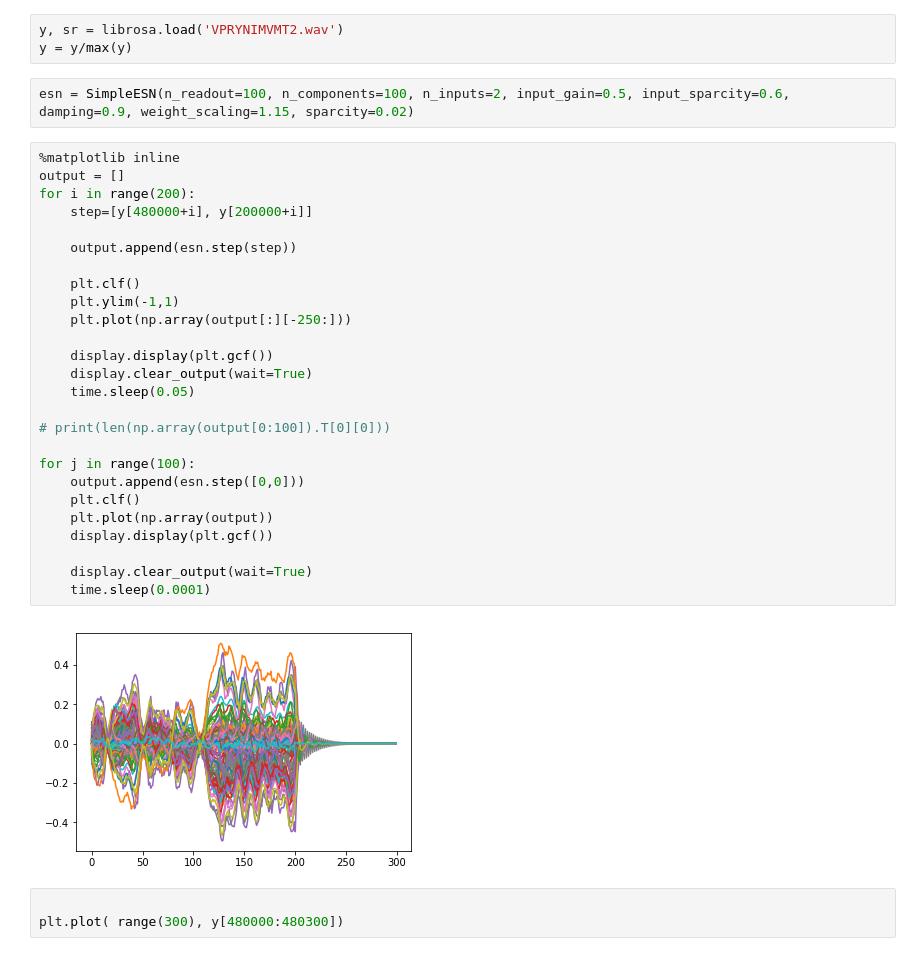
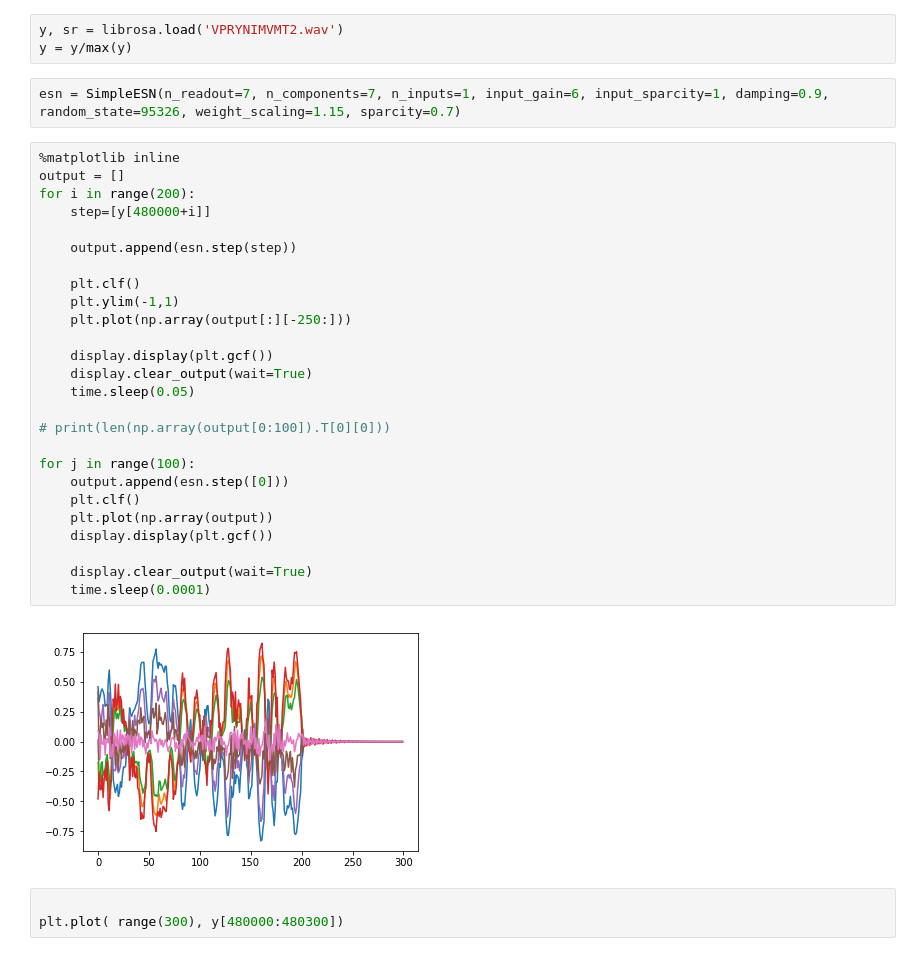
Before and after one commit to jamiecwebber/MusicMotionHack, a Jupyter notebook: Demo.ipynb, the cells around one changed output. Drawn from its saved outputs; the diff is of its cells as text.

```diff
--- a/Demo.ipynb
+++ b/Demo.ipynb
@@ -28,35 +28,35 @@ Successfully installed python-osc-1.7.2
 y, sr = librosa.load('VPRYNIMVMT2.wav')
 y = y/max(y)
 # %%
-esn = SimpleESN(n_readout=100, n_components=100, n_inputs=2, input_gain=0.5, input_sparcity=0.6, damping=0.9, weight_scaling=1.15, sparcity=0.02)
+esn = SimpleESN(n_readout=7, n_components=7, n_inputs=1, input_gain=6, input_sparcity=1, damping=0.9, random_state=95326, weight_scaling=1.15, sparcity=0.7)
 # %%
 %matplotlib inline
 output = []
 for i in range(200):
-    step=[y[480000+i], y[200000+i]]
+    step=[y[480000+i]]
 
     output.append(esn.step(step))
 
     plt.clf()
     plt.ylim(-1,1)
     plt.plot(np.array(output[:][-250:]))
 
     display.display(plt.gcf())
     display.clear_output(wait=True)
     time.sleep(0.05)
 
 # print(len(np.array(output[0:100]).T[0][0]))
 
 for j in range(100):
-    output.append(esn.step([0,0]))
+    output.append(esn.step([0]))
     plt.clf()
     plt.plot(np.array(output))
     display.display(plt.gcf())
 
     display.clear_output(wait=True)
     time.sleep(0.0001)
 # %% [output]
-[figure, old version]
+[figure, new version]
 # %%
 
 plt.plot( range(300), y[480000:480300])
```
Also changed, not shown: 1 other file.
